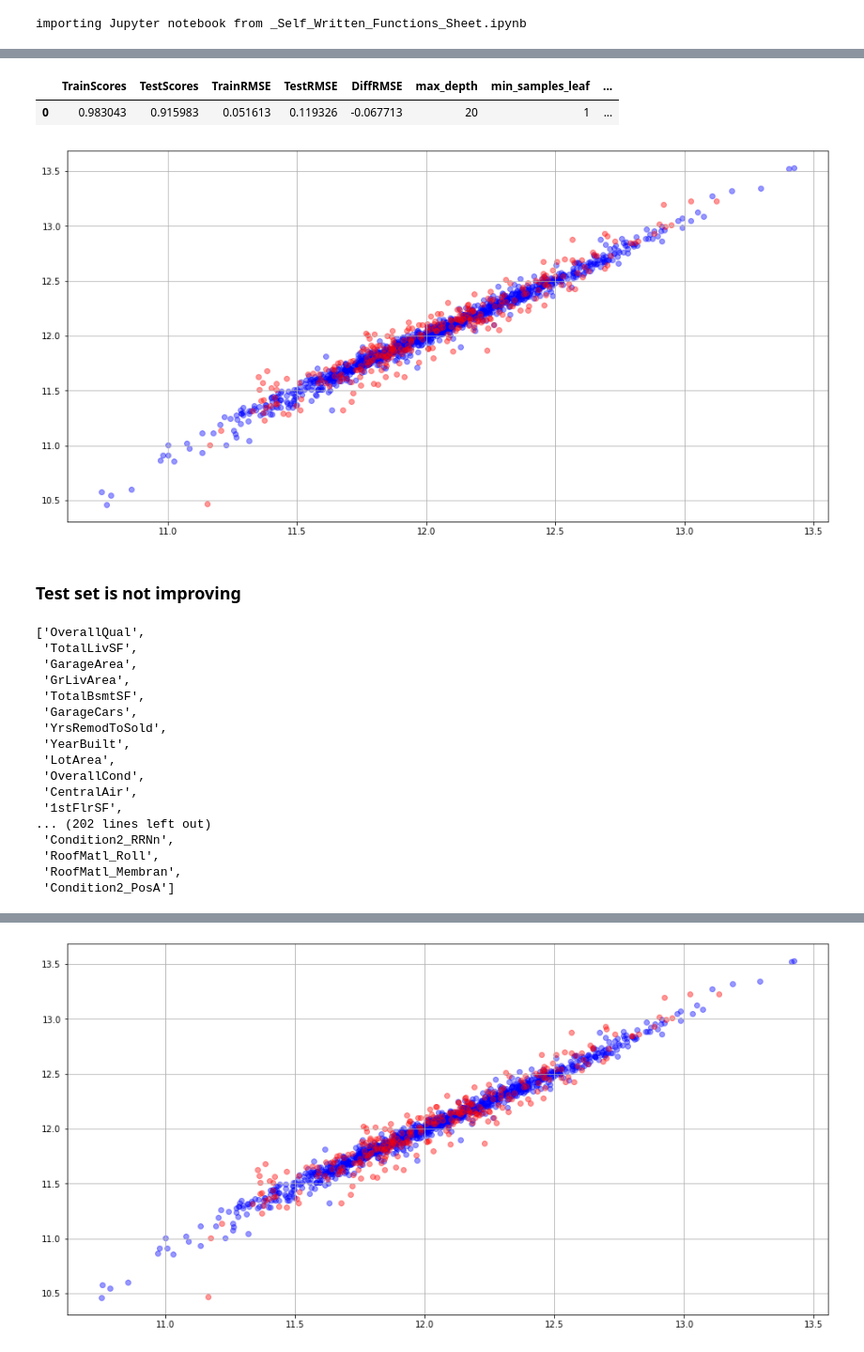
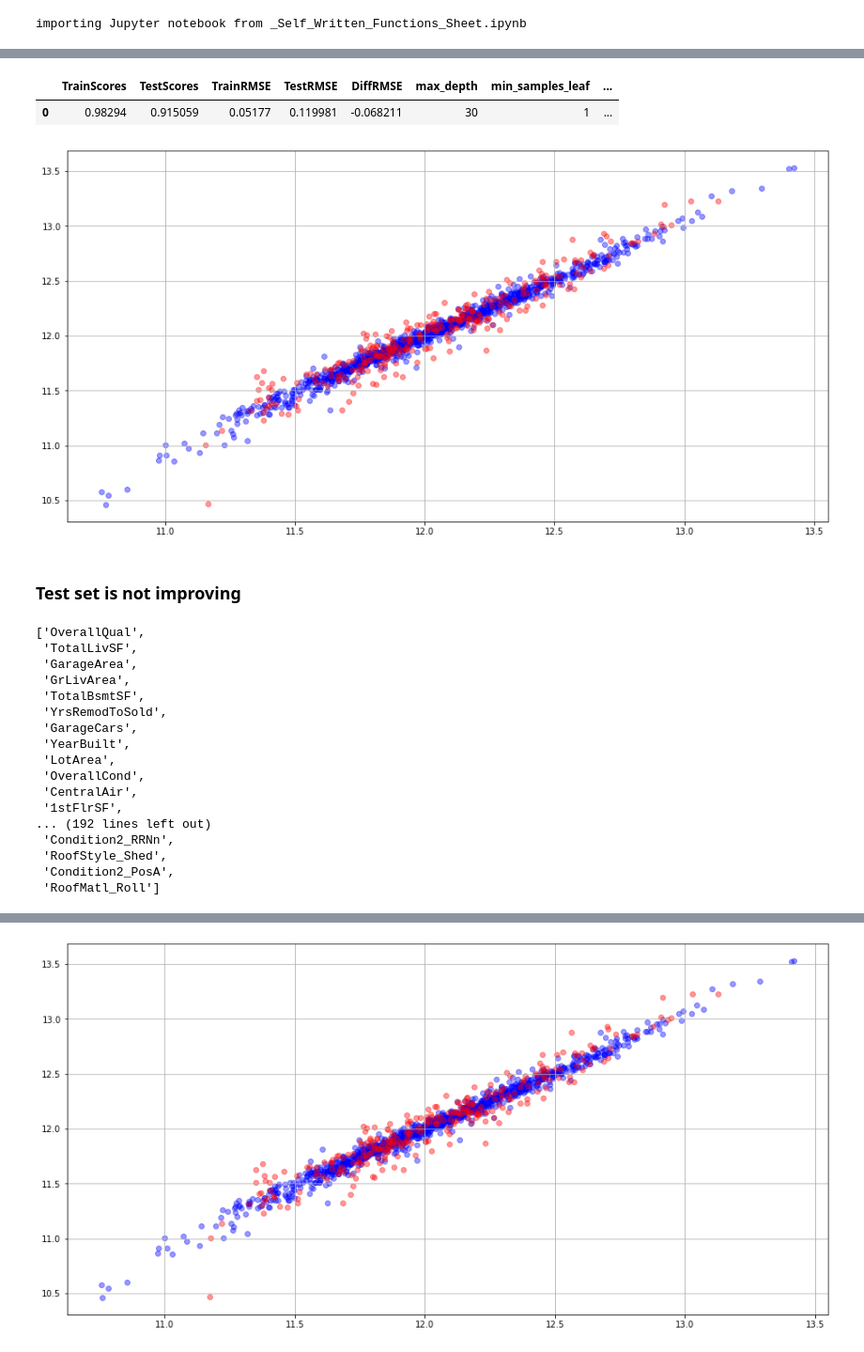
Before and after one commit to tdchoi7/ML_Project_Self, a Jupyter notebook: 3b_4_ModelTuning_RFR.ipynb, the cells around one changed output, grey strips where cells are left out. Shown at 94% size. Cells and saved outputs as stored; diff of their text form; code cells hidden in the pictures.

```diff
--- a/3b_4_ModelTuning_RFR.ipynb
+++ b/3b_4_ModelTuning_RFR.ipynb
@@ -242,12 +245,12 @@ test_rmse = []
 best_par_list = []
 
 # parameters to use
-maxdepth = [10, 20, 25, 30, 40, 50]
+maxdepth = [30]
 minsamlf = [1]
 minsamsplt = [2]
-nestimators = [400, 425, 450, 475, 500]
-oobscore = [True, False]
-warmstart = [True, False]
+nestimators = [475]
+oobscore = [True]
+warmstart = [True]
 
 
 gparam_rfr = {'max_depth': maxdepth,
@@ -290,12 +293,12 @@ Wall time: 2min 52s
 |  | TrainScores | TestScores | TrainRMSE | TestRMSE | DiffRMSE | max_depth | min_samples_leaf | ... |
-| 0 | 0.983043 | 0.915983 | 0.051613 | 0.119326 | -0.067713 | 20 | 1 | ... |
+| 0 | 0.98294 | 0.915059 | 0.05177 | 0.119981 | -0.068211 | 30 | 1 | ... |
 # %%
 plt.figure(figsize=(16, 8))
 plt.scatter(gs_rfr.best_estimator_.predict(xtrain), ytrain, color='blue', alpha=0.4)
 plt.scatter(gs_rfr.best_estimator_.predict(xtest), ytest, color='red', alpha=0.4)
 plt.grid(which='both')
 # %% [output]
-[figure, old version]
+[figure, new version]
 # %% [markdown]
 ### Test set is not improving
 # %%
@@ -314,18 +317,18 @@ df_filter_sort_rfr
  'GarageArea',
  'GrLivArea',
  'TotalBsmtSF',
+ 'YrsRemodToSold',
  'GarageCars',
- 'YrsRemodToSold',
  'YearBuilt',
  'LotArea',
  'OverallCond',
  'CentralAir',
  '1stFlrSF',
-... (202 lines left out)
+... (192 lines left out)
  'Condition2_RRNn',
- 'RoofMatl_Roll',
- 'RoofMatl_Membran',
- 'Condition2_PosA']
+ 'RoofStyle_Shed',
+ 'Condition2_PosA',
+ 'RoofMatl_Roll']
 # %%
 hp_fullstrd_filtrsrt = hp_full_strd_to_use[df_filter_sort_rfr]
 hp_fullstrd_filtrsrt
```
Also changed, not shown: parts of 33 cells of this notebook, 18 other files.
